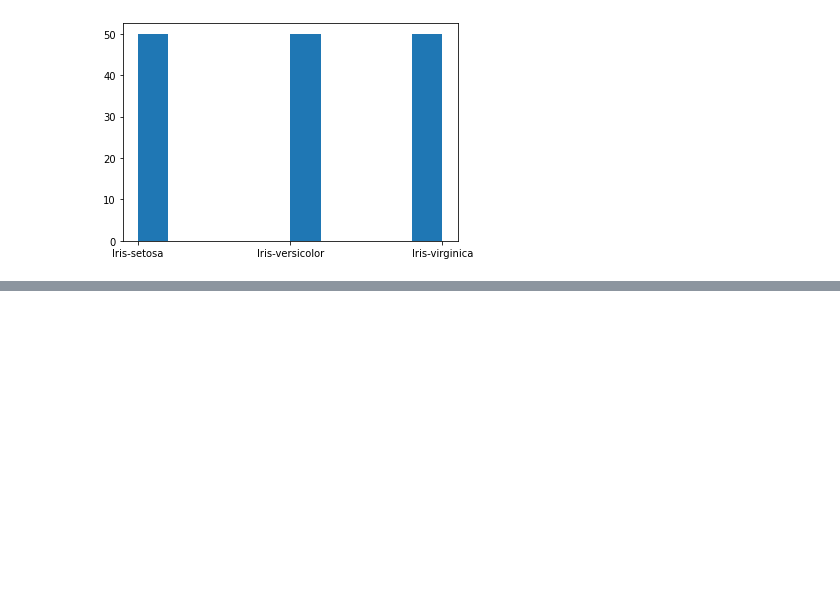
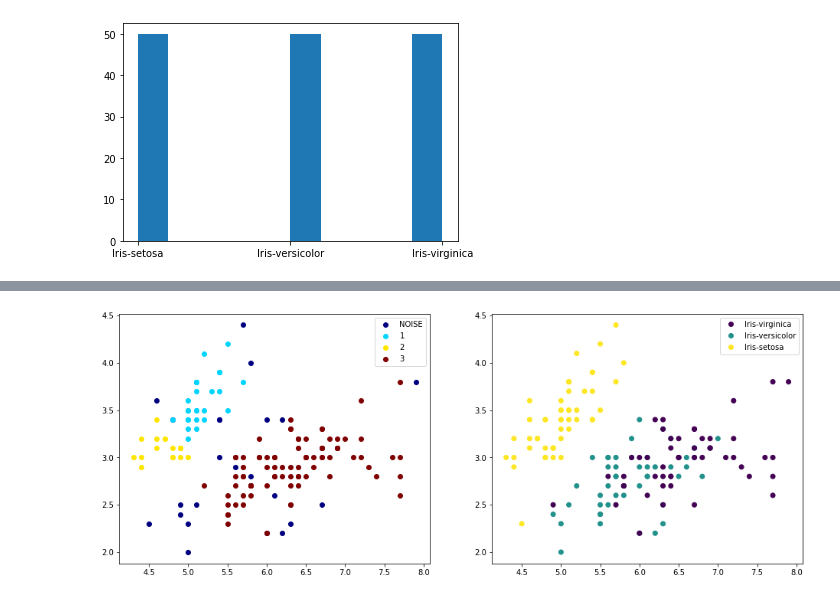
Before and after one commit to michalrom089/CNBC-EDAMI, a Jupyter notebook: experiments.ipynb, the cells around one changed output, grey strips where cells are left out. Drawn from its saved outputs; the diff is of its cells as text; code cells hidden in the pictures; blank space fills up the shorter version.

```diff
--- a/experiments.ipynb
+++ b/experiments.ipynb
@@ -39,0 +56,23 @@ KeyError: -1
+# %%
+c = CNBC(k=8)
+
+must_link = []
+cannot_link = []
+
+cluster = c.fit(X, must_link, cannot_link)
+
+x = X['sepallength']
+y = X['sepalwidth']
+classes = cluster
+
+plt.figure(figsize=(16,6))
+plt.subplot(1,2,1)
+plot_cnbc_clusters(x, y, cluster)
+
+plt.subplot(1,2,2)
+plt.scatter(x, y, marker='o', c=y_c)
+plt.legend(handles=sc.legend_elements()[0], labels=["Iris-virginica", "Iris-versicolor", "Iris-setosa"])
+
+plt.show()
+# %% [output]
+[figure, added]
```
Also changed, not shown: parts of 7 cells of this notebook, 2 other files.
